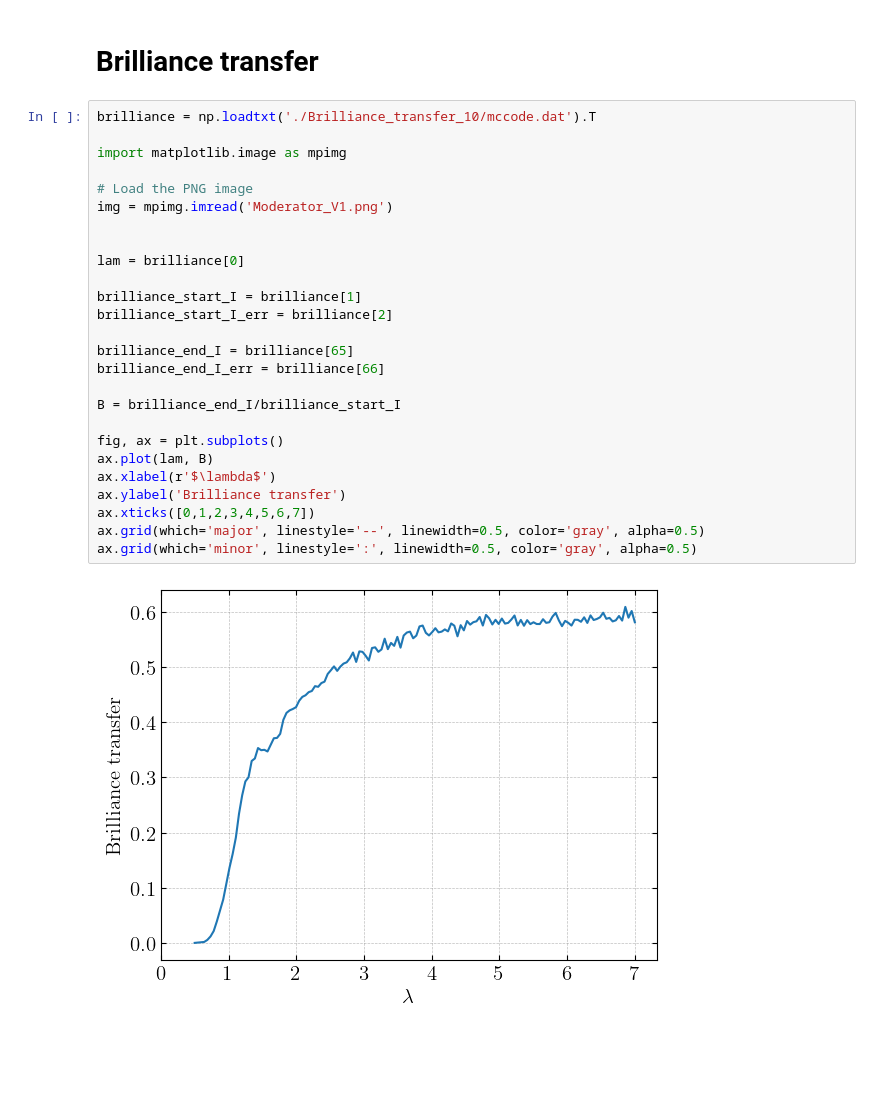
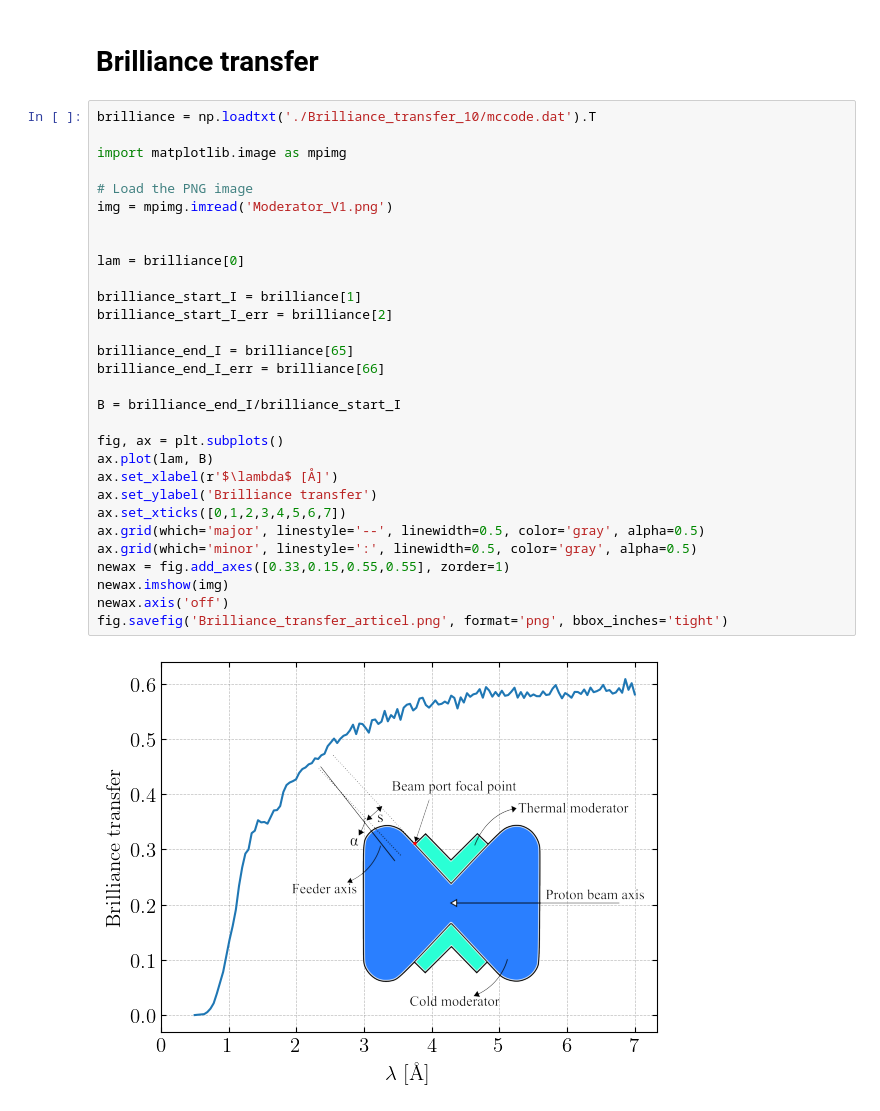
Before and after one commit to JEGKANIKMULTITASK/BIFROST, a Jupyter notebook: BIFROST_Design_Article/Brilliance_flux/Flux_simulation_datatreatment.ipynb, the cells around one changed output. Saved outputs shown, nothing was run; the diff lists cells and outputs as text; blank space fills up the shorter version.

```diff
--- a/BIFROST_Design_Article/Brilliance_flux/Flux_simulation_datatreatment.ipynb
+++ b/BIFROST_Design_Article/Brilliance_flux/Flux_simulation_datatreatment.ipynb
@@ -154,28 +154,32 @@ plt.savefig('Flux_kurve_1.6Å_bånd.png', format='png', bbox_inches='tight')
 # %%
 brilliance = np.loadtxt('./Brilliance_transfer_10/mccode.dat').T
 
 import matplotlib.image as mpimg
 
 # Load the PNG image
 img = mpimg.imread('Moderator_V1.png')
 
 
 lam = brilliance[0]
 
 brilliance_start_I = brilliance[1]
 brilliance_start_I_err = brilliance[2]
 
 brilliance_end_I = brilliance[65]
 brilliance_end_I_err = brilliance[66]
 
 B = brilliance_end_I/brilliance_start_I
 
 fig, ax = plt.subplots()
 ax.plot(lam, B)
-ax.xlabel(r'$\lambda$')
-ax.ylabel('Brilliance transfer')
-ax.xticks([0,1,2,3,4,5,6,7])
+ax.set_xlabel(r'$\lambda$ [Å]')
+ax.set_ylabel('Brilliance transfer')
+ax.set_xticks([0,1,2,3,4,5,6,7])
 ax.grid(which='major', linestyle='--', linewidth=0.5, color='gray', alpha=0.5)
 ax.grid(which='minor', linestyle=':', linewidth=0.5, color='gray', alpha=0.5)
+newax = fig.add_axes([0.33,0.15,0.55,0.55], zorder=1)
+newax.imshow(img)
+newax.axis('off')
+fig.savefig('Brilliance_transfer_articel.png', format='png', bbox_inches='tight')
 # %% [output]
-[figure, old version]
+[figure, new version]
```
Also changed, not shown: parts of 1 cell of this notebook, 6 other files.
